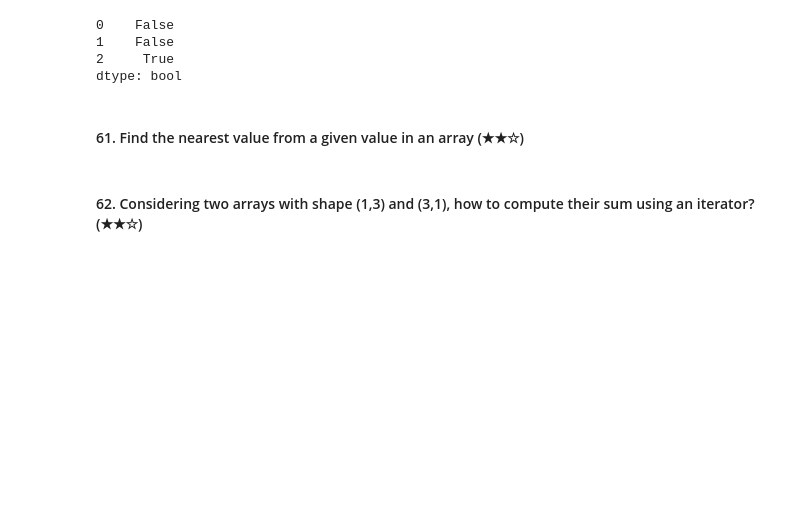
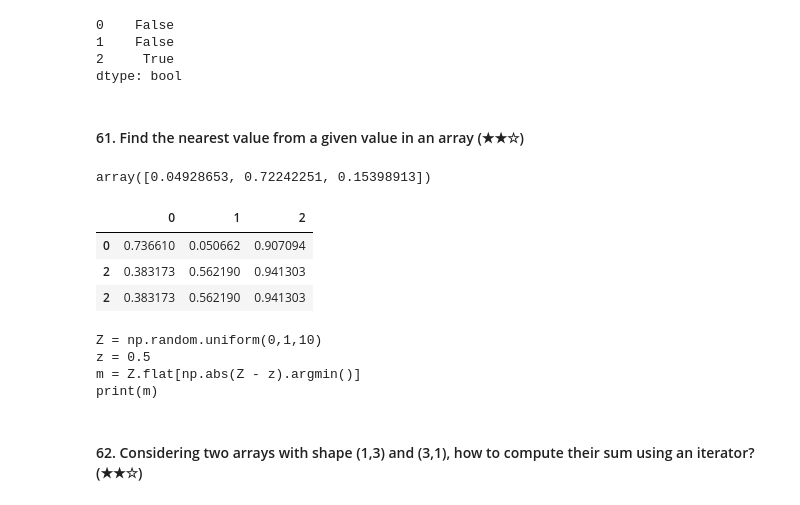
Before and after one commit to CHU1PC/numpy-100, a Jupyter notebook: 100_Numpy_exercises.ipynb, the cells around one changed output. Cells and saved outputs as stored; diff of their text form; code cells hidden in the pictures; blank space fills up the shorter version.

```diff
--- a/100_Numpy_exercises.ipynb
+++ b/100_Numpy_exercises.ipynb
@@ -1238,6 +1238,29 @@ Z.isna().any(axis=0)
 dtype: bool
 # %% [markdown]
 #### 61. Find the nearest value from a given value in an array (★★☆)
+# %%
+A = np.random.rand(3, 3)
+v = 7
+idx = np.abs(A - v).argmin()
+A[idx]
+# %% [output]
+array([0.04928653, 0.72242251, 0.15398913])
+# %%
+A = pd.DataFrame(np.random.rand(3, 3))
+v = 7
+A.iloc[(A - v).abs().idxmin()]
+# %% [output]
+|  | 0 | 1 | 2 |
+| 0 | 0.736610 | 0.050662 | 0.907094 |
+| 2 | 0.383173 | 0.562190 | 0.941303 |
+| 2 | 0.383173 | 0.562190 | 0.941303 |
+# %%
+answer(61)
+# %% [output]
+Z = np.random.uniform(0,1,10)
+z = 0.5
+m = Z.flat[np.abs(Z - z).argmin()]
+print(m)
 # %% [markdown]
 #### 62. Considering two arrays with shape (1,3) and (3,1), how to compute their sum using an iterator? (★★☆)
 # %% [markdown]
```
